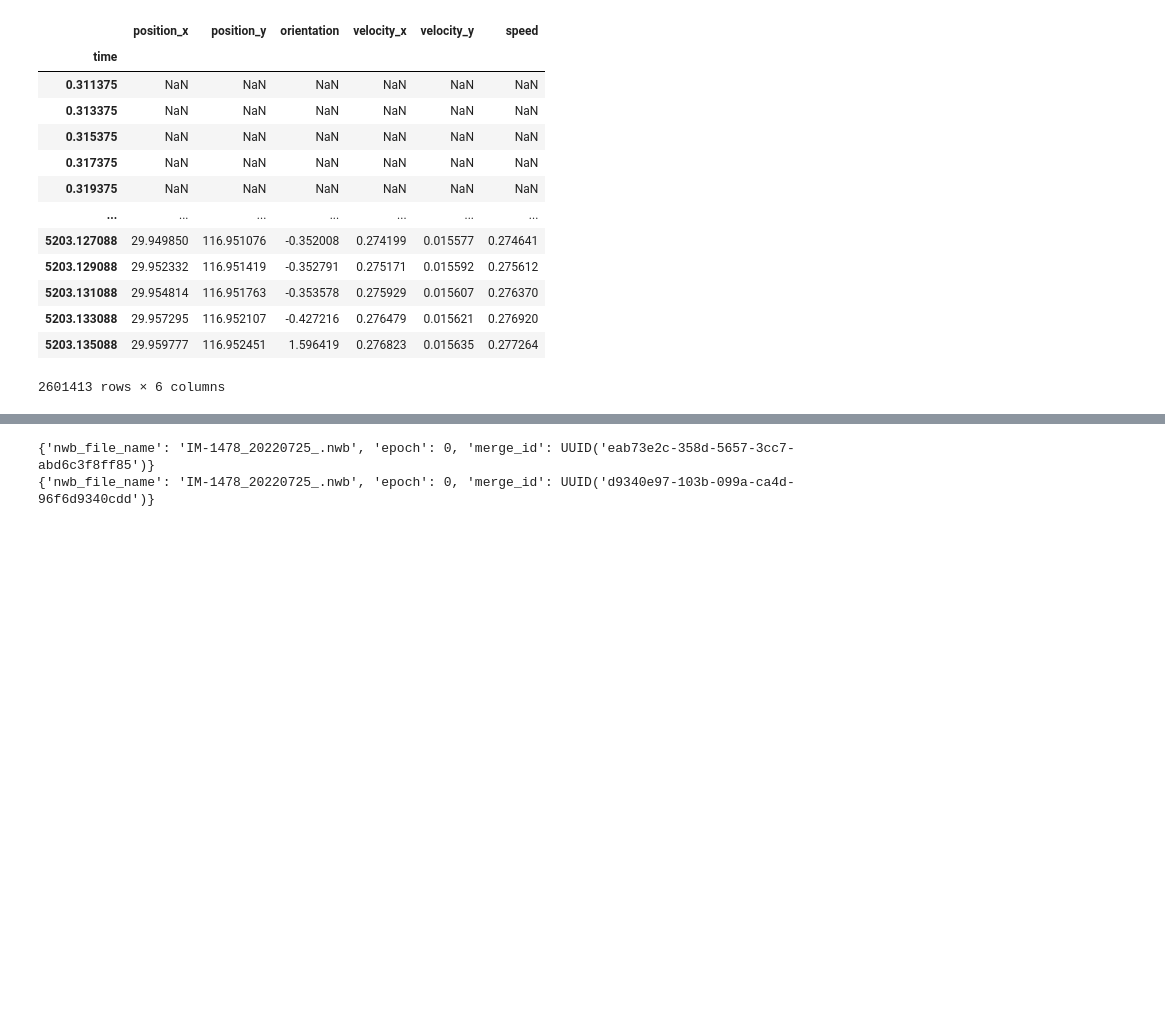
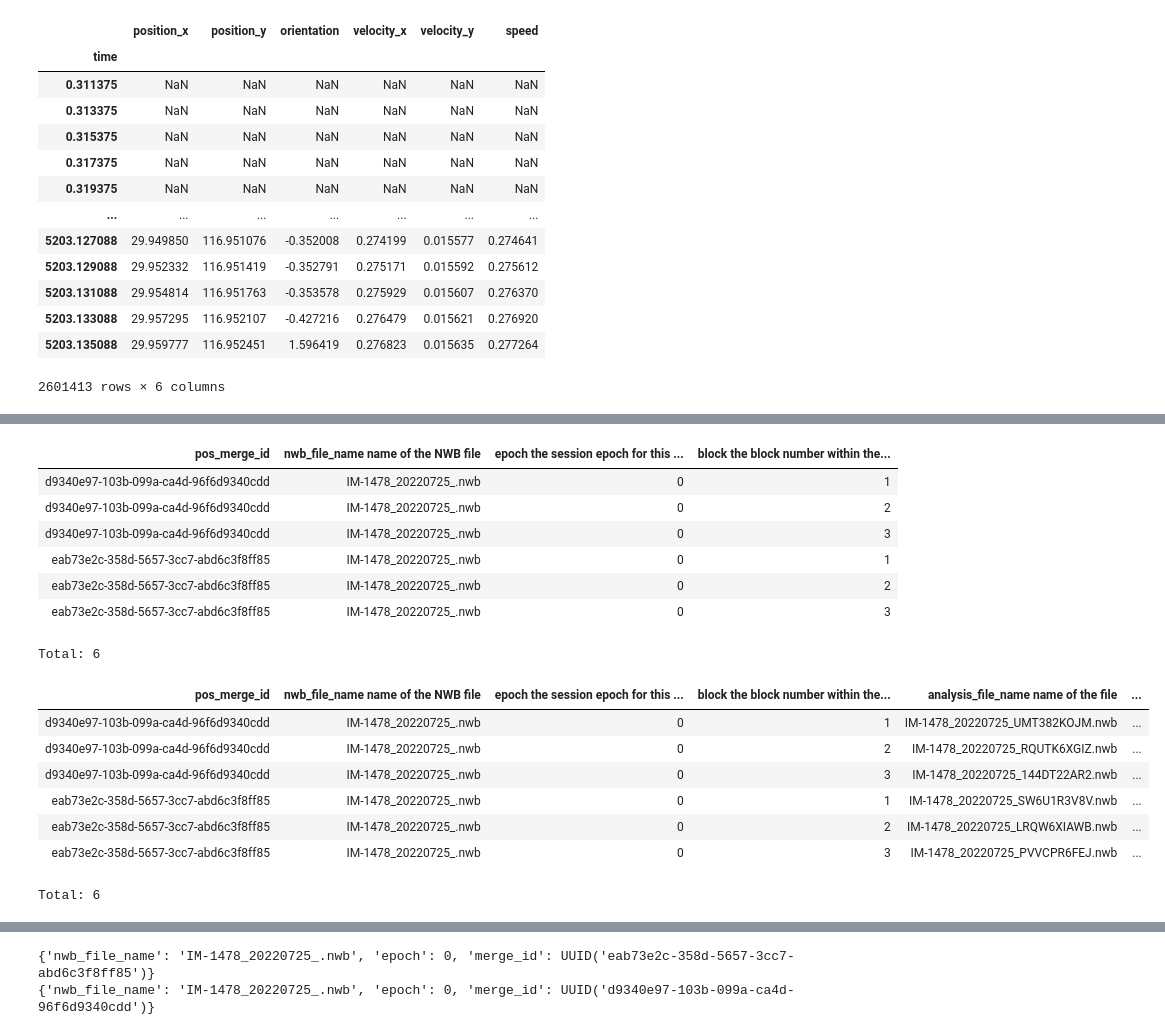
Before and after one commit to calderast/Hex-maze-spyglass, a Jupyter notebook: may6_work.ipynb, the cells around one changed output, grey strips where cells are left out. Saved outputs shown, nothing was run; the diff lists cells and outputs as text; code cells hidden in the pictures; blank space fills up the shorter version.

Commit message:
hex position edits

```diff
--- a/may6_work.ipynb
+++ b/may6_work.ipynb
@@ -186,0 +228,25 @@ def populate_hex_position():
+# %%
+from hex_maze_behavior import HexPosition, HexPositionSelection, HexMazeBlock, HexCentroids
+from spyglass.position import PositionOutput
+
+
+display(HexPositionSelection())
+
+display(HexPosition())
+# %% [output]
+| pos_merge_id | nwb_file_name name of the NWB file | epoch the session epoch for this ... | block the block number within the... |
+| d9340e97-103b-099a-ca4d-96f6d9340cdd | IM-1478_20220725_.nwb | 0 | 1 |
+| d9340e97-103b-099a-ca4d-96f6d9340cdd | IM-1478_20220725_.nwb | 0 | 2 |
+| d9340e97-103b-099a-ca4d-96f6d9340cdd | IM-1478_20220725_.nwb | 0 | 3 |
+| eab73e2c-358d-5657-3cc7-abd6c3f8ff85 | IM-1478_20220725_.nwb | 0 | 1 |
+| eab73e2c-358d-5657-3cc7-abd6c3f8ff85 | IM-1478_20220725_.nwb | 0 | 2 |
+| eab73e2c-358d-5657-3cc7-abd6c3f8ff85 | IM-1478_20220725_.nwb | 0 | 3 |
+Total: 6
+| pos_merge_id | nwb_file_name name of the NWB file | epoch the session epoch for this ... | block the block number within the... | analysis_file_name name of the file | ... |
+| d9340e97-103b-099a-ca4d-96f6d9340cdd | IM-1478_20220725_.nwb | 0 | 1 | IM-1478_20220725_UMT382KOJM.nwb | ... |
+| d9340e97-103b-099a-ca4d-96f6d9340cdd | IM-1478_20220725_.nwb | 0 | 2 | IM-1478_20220725_RQUTK6XGIZ.nwb | ... |
+| d9340e97-103b-099a-ca4d-96f6d9340cdd | IM-1478_20220725_.nwb | 0 | 3 | IM-1478_20220725_144DT22AR2.nwb | ... |
+| eab73e2c-358d-5657-3cc7-abd6c3f8ff85 | IM-1478_20220725_.nwb | 0 | 1 | IM-1478_20220725_SW6U1R3V8V.nwb | ... |
+| eab73e2c-358d-5657-3cc7-abd6c3f8ff85 | IM-1478_20220725_.nwb | 0 | 2 | IM-1478_20220725_LRQW6XIAWB.nwb | ... |
+| eab73e2c-358d-5657-3cc7-abd6c3f8ff85 | IM-1478_20220725_.nwb | 0 | 3 | IM-1478_20220725_PVVCPR6FEJ.nwb | ... |
+Total: 6
```
Also changed, not shown: parts of 2 cells of this notebook.
